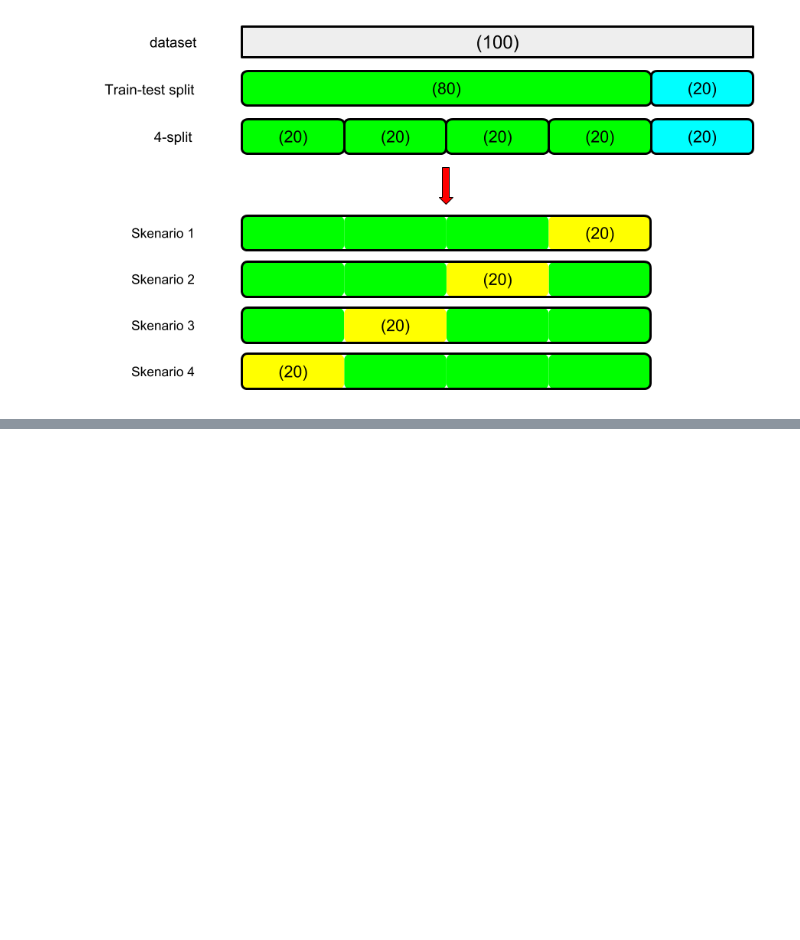
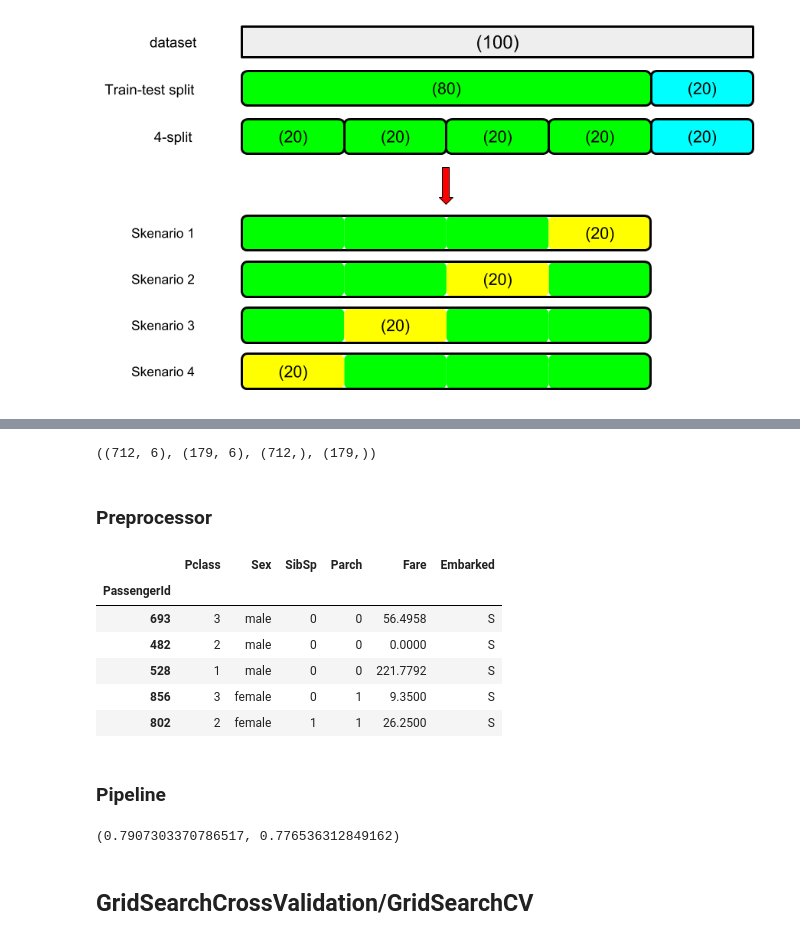
Before and after one commit to Ibnuamrithaher/Mechine-Learning-And-Deep-Learning, a Jupyter notebook: Course 2/part3-Scikit-learn Pipeline and workflow.ipynb, the cells around one changed output, grey strips where cells are left out. Saved outputs shown, nothing was run; the diff lists cells and outputs as text; code cells hidden in the pictures; blank space fills up the shorter version.

```diff
--- a/Course 2/part3-Scikit-learn Pipeline and workflow.ipynb
+++ b/Course 2/part3-Scikit-learn Pipeline and workflow.ipynb
@@ -66,0 +72,14 @@ illustration.train_val_test
+# %%
+url = "https://raw.githubusercontent.com/Ibnuamrithaher/Mechine-Learning-And-Deep-Learning/refs/heads/main/Course%202/Data/titanic.csv"
+df = pd.read_csv(url, index_col="PassengerId")
+df.drop(columns=["Name","Ticket","Age","Cabin"], inplace=True)
+# %%
+x = df.drop(columns="Survived")
+y = df.Survived
+
+x_train, x_test, y_train, y_test = train_test_split(x, y, test_size=0.2, stratify=y, random_state=42)
+x_train.shape, x_test.shape, y_train.shape, y_test.shape
+# %% [output]
+((712, 6), (179, 6), (712,), (179,))
+# %% [markdown]
+### **Preprocessor**
@@ -66,0 +102,10 @@ illustration.train_val_test
+# %%
+x_train.head()
+# %% [output]
+|  | Pclass | Sex | SibSp | Parch | Fare | Embarked |
+| PassengerId |  |  |  |  |  |  |
+| 693 | 3 | male | 0 | 0 | 56.4958 | S |
+| 482 | 2 | male | 0 | 0 | 0.0000 | S |
+| 528 | 1 | male | 0 | 0 | 221.7792 | S |
+| 856 | 3 | female | 0 | 1 | 9.3500 | S |
+| 802 | 2 | female | 1 | 1 | 26.2500 | S |
@@ -66,0 +117,2 @@ illustration.train_val_test
+# %% [markdown]
+### **Pipeline**
@@ -66,0 +128,6 @@ illustration.train_val_test
+# %%
+pipeline.score(x_train,y_train),pipeline.score(x_test,y_test)
+# %% [output]
+(0.7907303370786517, 0.776536312849162)
+# %% [markdown]
+## **GridSearchCrossValidation/GridSearchCV**
```
Also changed, not shown: parts of 15 cells of this notebook.
